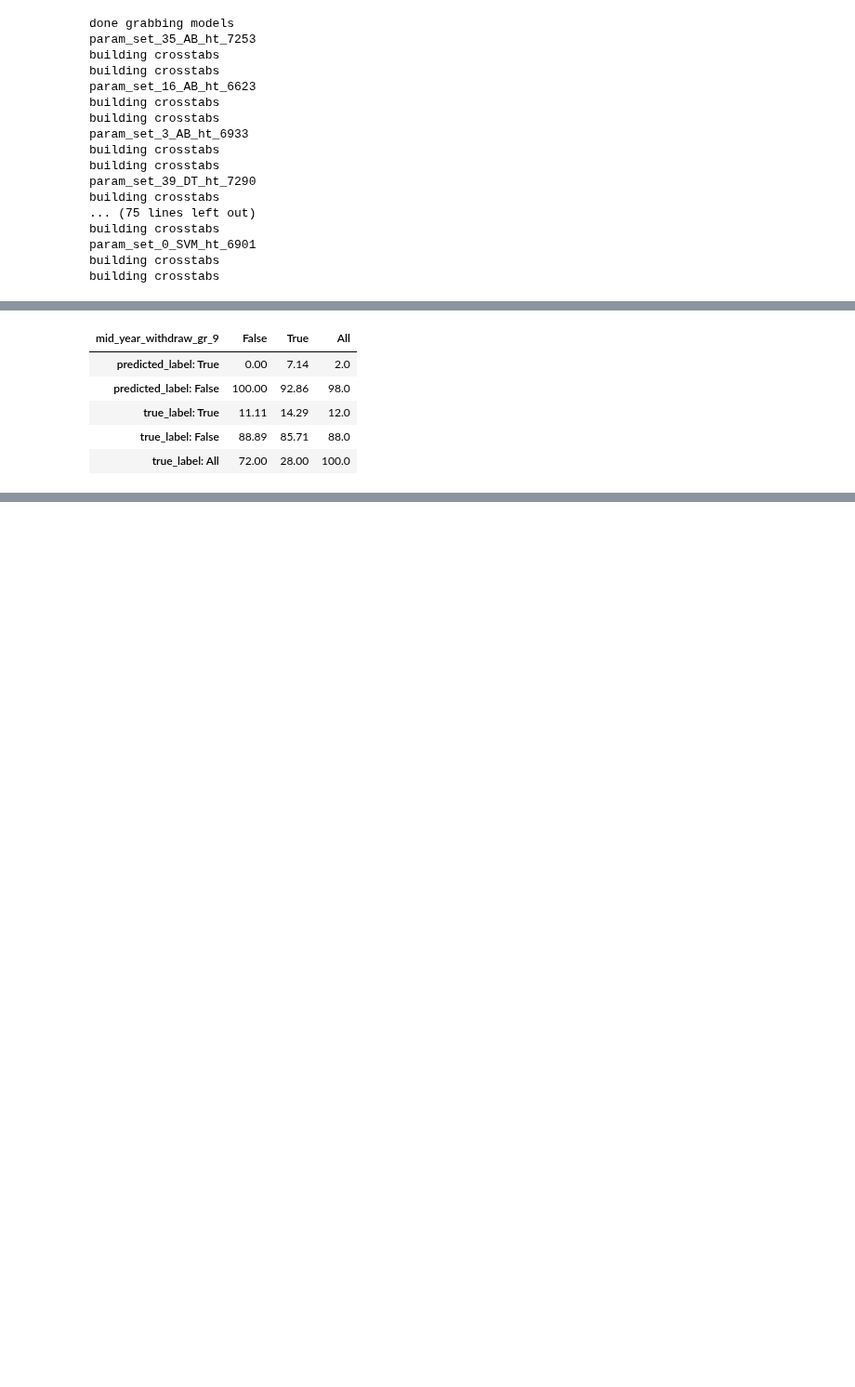
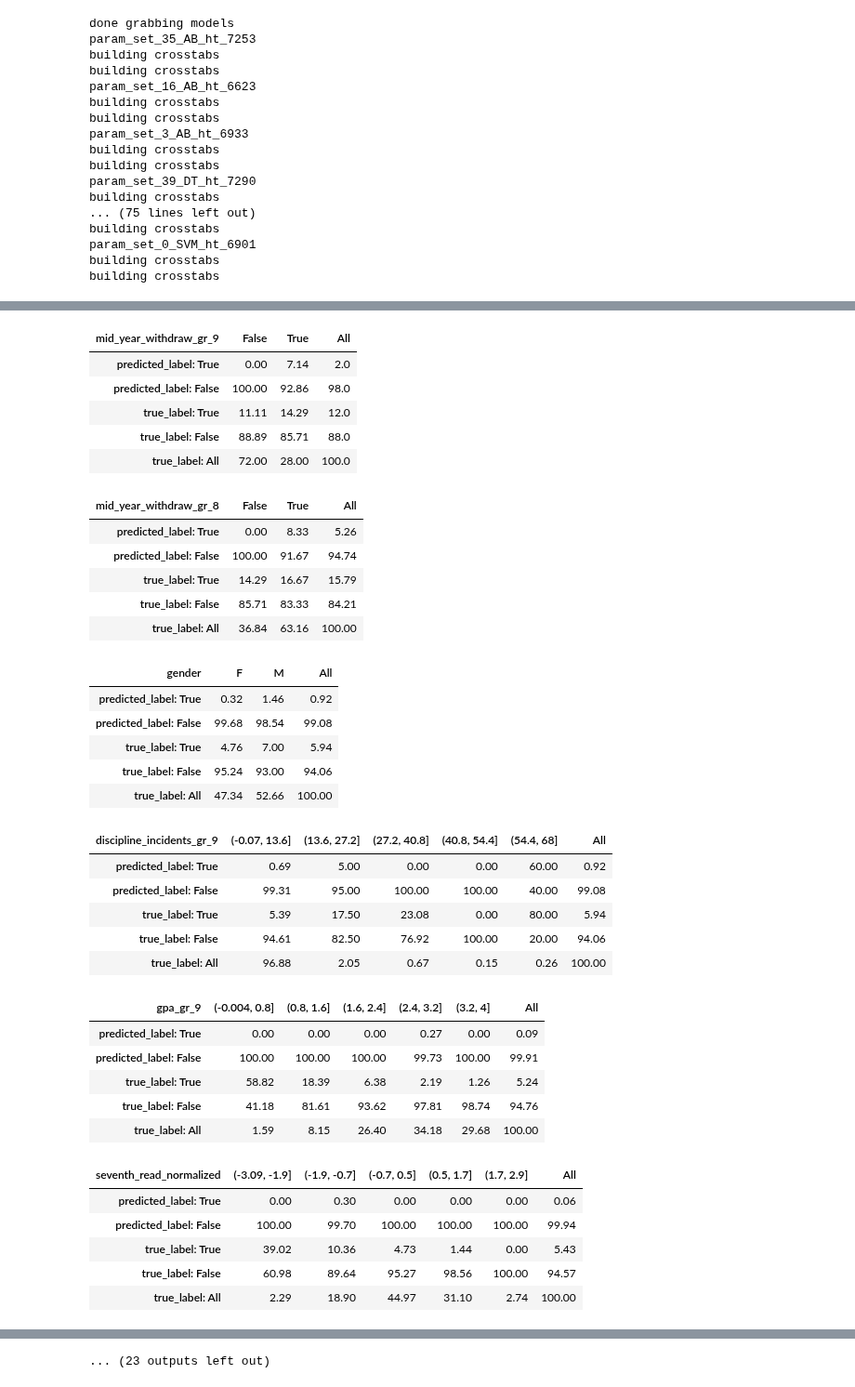
Before and after one commit to jgutman/mvesc, a Jupyter notebook: Error_Feature_Analysis/experimenting_with_crosstabs.ipynb, the cells around one changed output, grey strips where cells are left out. Shown at 93% size. Saved outputs shown, nothing was run; the diff lists cells and outputs as text; code cells hidden in the pictures; blank space fills up the shorter version.

Commit message:
try except catch

```diff
--- a/Error_Feature_Analysis/experimenting_with_crosstabs.ipynb
+++ b/Error_Feature_Analysis/experimenting_with_crosstabs.ipynb
@@ -236,9 +175,0 @@ get_specific_cross_tabs(all_top_crosstabs, 'param_set_39_DT_ht_7290', 'days_pres
-# %%
-get_specific_cross_tabs(all_top_crosstabs, 'param_set_39_DT_ht_7290', 'mid_year_withdraw_gr_9')
-# %% [output]
-| mid_year_withdraw_gr_9 | False | True | All |
-| predicted_label: True | 0.00 | 7.14 | 2.0 |
-| predicted_label: False | 100.00 | 92.86 | 98.0 |
-| true_label: True | 11.11 | 14.29 | 12.0 |
-| true_label: False | 88.89 | 85.71 | 88.0 |
-| true_label: All | 72.00 | 28.00 | 100.0 |
@@ -249,0 +176,8 @@ with open(os.path.join(path, 'crosstabs.pkl'), 'wb') as f:
+# %%
+model_list = ['param_set_39_DT_ht_7290', 'param_set_39_AB_ht_7293',
+                'param_set_39_ET_ht_7292', 'param_set_43_RF_ht_7331',
+                'param_set_3_AB_ht_6340', 'param_set_2_DT_ht_6920',
+                'param_set_11_ET_ht_6524', 'param_set_5_RF_ht_6381']
+feature_list = ['gpa_gr_9','seventh_read_normalized','days_present_gr_9',
+                'mid_year_withdraw_gr_9', 'mid_year_withdraw_gr_8',
+                'gender', 'discipline_incidents_gr_9']
@@ -249,0 +187,8 @@ with open(os.path.join(path, 'crosstabs.pkl'), 'wb') as f:
+# %%
+for model in model_list:
+    for feature in feature_list:
+        try:
+            get_specific_cross_tabs(all_top_crosstabs, model, feature)
+        except KeyError:
+            continue
+# %% [output]
@@ -249,0 +213,36 @@ with open(os.path.join(path, 'crosstabs.pkl'), 'wb') as f:
+| mid_year_withdraw_gr_9 | False | True | All |
+| predicted_label: True | 0.00 | 7.14 | 2.0 |
+| predicted_label: False | 100.00 | 92.86 | 98.0 |
+| true_label: True | 11.11 | 14.29 | 12.0 |
+| true_label: False | 88.89 | 85.71 | 88.0 |
+| true_label: All | 72.00 | 28.00 | 100.0 |
+| mid_year_withdraw_gr_8 | False | True | All |
+| predicted_label: True | 0.00 | 8.33 | 5.26 |
+| predicted_label: False | 100.00 | 91.67 | 94.74 |
+| true_label: True | 14.29 | 16.67 | 15.79 |
+| true_label: False | 85.71 | 83.33 | 84.21 |
+| true_label: All | 36.84 | 63.16 | 100.00 |
+| gender | F | M | All |
+| predicted_label: True | 0.32 | 1.46 | 0.92 |
+| predicted_label: False | 99.68 | 98.54 | 99.08 |
+| true_label: True | 4.76 | 7.00 | 5.94 |
+| true_label: False | 95.24 | 93.00 | 94.06 |
+| true_label: All | 47.34 | 52.66 | 100.00 |
+| discipline_incidents_gr_9 | (-0.07, 13.6] | (13.6, 27.2] | (27.2, 40.8] | (40.8, 54.4] | (54.4, 68] | All |
+| predicted_label: True | 0.69 | 5.00 | 0.00 | 0.00 | 60.00 | 0.92 |
+| predicted_label: False | 99.31 | 95.00 | 100.00 | 100.00 | 40.00 | 99.08 |
+| true_label: True | 5.39 | 17.50 | 23.08 | 0.00 | 80.00 | 5.94 |
+| true_label: False | 94.61 | 82.50 | 76.92 | 100.00 | 20.00 | 94.06 |
+| true_label: All | 96.88 | 2.05 | 0.67 | 0.15 | 0.26 | 100.00 |
+| gpa_gr_9 | (-0.004, 0.8] | (0.8, 1.6] | (1.6, 2.4] | (2.4, 3.2] | (3.2, 4] | All |
+| predicted_label: True | 0.00 | 0.00 | 0.00 | 0.27 | 0.00 | 0.09 |
+| predicted_label: False | 100.00 | 100.00 | 100.00 | 99.73 | 100.00 | 99.91 |
+| true_label: True | 58.82 | 18.39 | 6.38 | 2.19 | 1.26 | 5.24 |
+| true_label: False | 41.18 | 81.61 | 93.62 | 97.81 | 98.74 | 94.76 |
+| true_label: All | 1.59 | 8.15 | 26.40 | 34.18 | 29.68 | 100.00 |
+| seventh_read_normalized | (-3.09, -1.9] | (-1.9, -0.7] | (-0.7, 0.5] | (0.5, 1.7] | (1.7, 2.9] | All |
+| predicted_label: True | 0.00 | 0.30 | 0.00 | 0.00 | 0.00 | 0.06 |
+| predicted_label: False | 100.00 | 99.70 | 100.00 | 100.00 | 100.00 | 99.94 |
+| true_label: True | 39.02 | 10.36 | 4.73 | 1.44 | 0.00 | 5.43 |
+| true_label: False | 60.98 | 89.64 | 95.27 | 98.56 | 100.00 | 94.57 |
+| true_label: All | 2.29 | 18.90 | 44.97 | 31.10 | 2.74 | 100.00 |
@@ -249,0 +267 @@ with open(os.path.join(path, 'crosstabs.pkl'), 'wb') as f:
+... (23 outputs left out)
```
Also changed, not shown: parts of 12 cells of this notebook, 1 other file.
